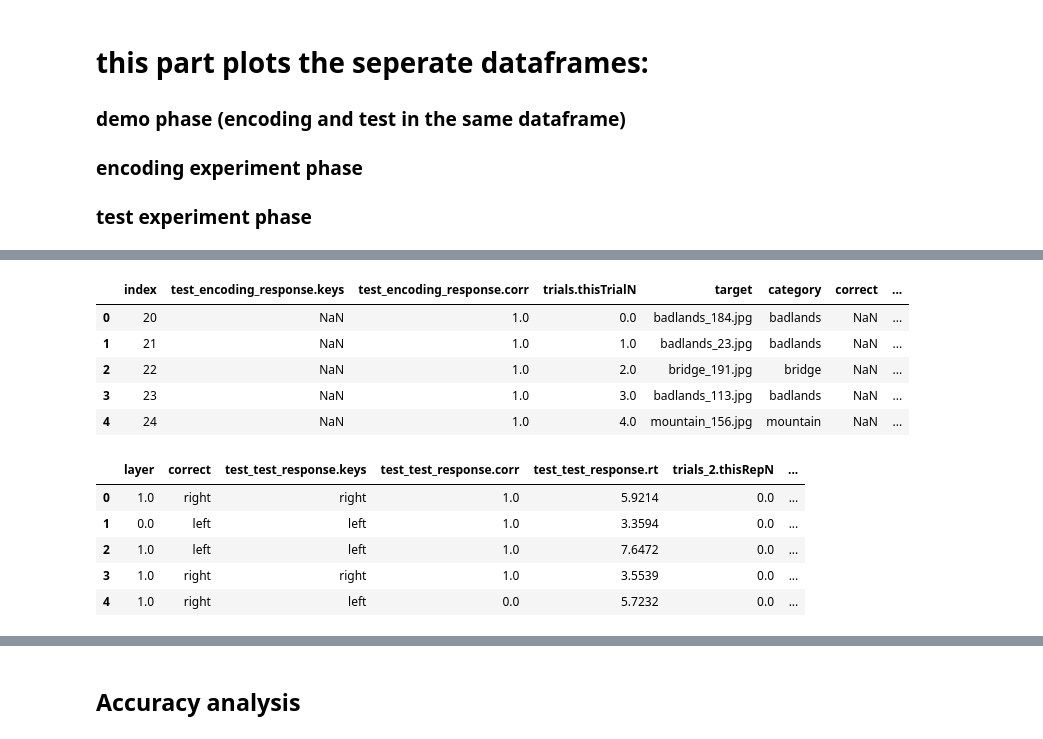
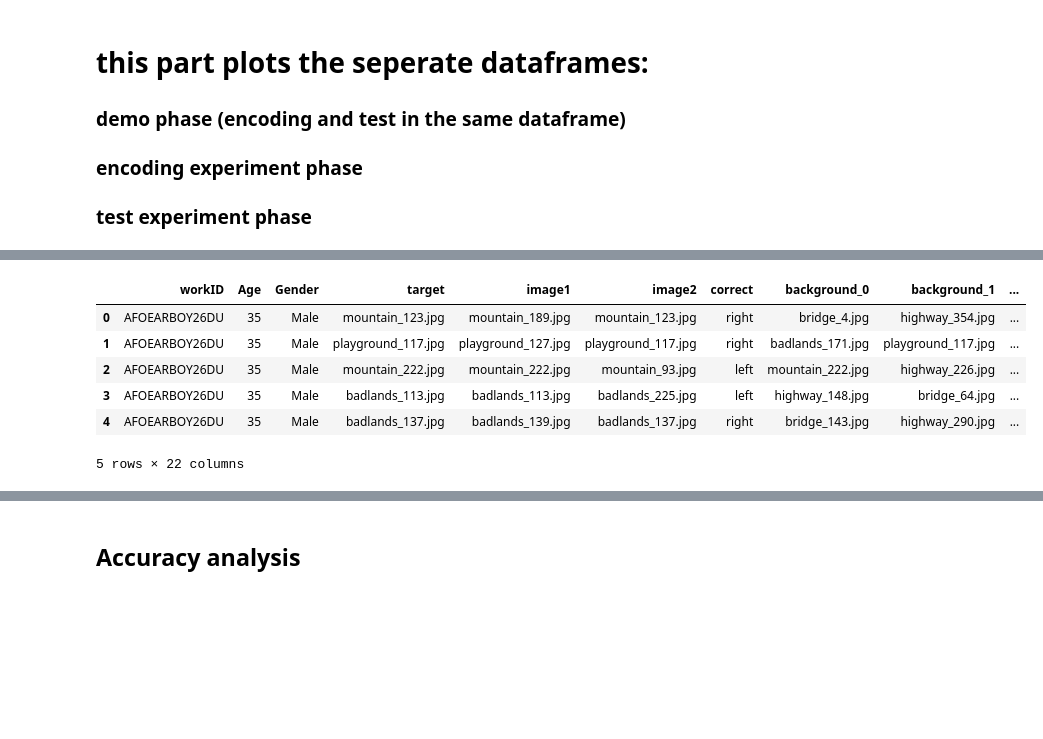
Before and after one commit to edenjenzohar/visual_memory_representation, a Jupyter notebook: functions/multicategory working memory/experiment analysis/parse_results_same_day_encoding_and_testing.ipynb, the cells around one changed output, grey strips where cells are left out. Drawn from its saved outputs; the diff is of its cells as text; code cells hidden in the pictures; blank space fills up the shorter version.

```diff
--- a/functions/multicategory working memory/experiment analysis/parse_results_same_day_encoding_and_testing.ipynb
+++ b/functions/multicategory working memory/experiment analysis/parse_results_same_day_encoding_and_testing.ipynb
@@ -13,9 +13,10 @@ gap_name='pilot_same_day' #dont change this as this parsing sciprt only handles
 
 project_name='multicategory_working_memory'
 experiment_name='experiment 1'
-batch_name='batch 1'
+batch_name='batch 2'
 qualification_method='loose'
 qualification_name_for_entire_experiment='UPDATE-completed working memory test'
+
 
 PATH_TO_BATCH=path.Path.cwd().parent.parent.parent / 'projects' / project_name / experiment_name / 'collected data' / gap_name / batch_name
 PATH_TO_BATCH_DATA = PATH_TO_BATCH / 'data'
@@ -221,8 +207,7 @@ def process_worker_results(PATH_TO_BATCH_DATA,subject_name):
     return subject_dictionary
 # %%
 all_subjects_demo_df=pd.DataFrame()
-all_subjects_encoding_df=pd.DataFrame()
-all_subjects_test_df=pd.DataFrame()
+all_subjects_rating_and_accuracy_df=pd.DataFrame()
 all_subjects_biographics_df=pd.DataFrame()
 
 for subject_name in valid_participants_files:
@@ -232,21 +217,17 @@ for subject_name in valid_participants_files:
     #extract just the worker id as the subject name
     subject_name=subject_name.split('_')[0]
     curr_demo_df['subject']=subject_name
-    curr_test_df=curr_subject_dictionary['test_df']
-    curr_test_df['subject']=subject_name
-    curr_encoding_df=curr_subject_dictionary['encoding_df']
-    curr_encoding_df['subject']=subject_name
+
+    curr_rating_and_accuracy_df=curr_subject_dictionary['rating_and_accuracy']
+    curr_rating_and_accuracy_df['subject']=subject_name
+
     curr_demographics_df=curr_subject_dictionary['demographics']
     curr_demographics_df['subject']=subject_name
 
     all_subjects_demo_df=pd.concat([all_subjects_demo_df,curr_demo_df],axis=0,ignore_index=True)
-    all_subjects_encoding_df=pd.concat([all_subjects_encoding_df,curr_encoding_df],axis=0,ignore_index=True)
-    all_subjects_test_df=pd.concat([all_subjects_test_df,curr_test_df],axis=0,ignore_index=True)
+    all_subjects_rating_and_accuracy_df=pd.concat([all_subjects_rating_and_accuracy_df,curr_rating_and_accuracy_df],axis=0,ignore_index=True)
     all_subjects_biographics_df=pd.concat([all_subjects_biographics_df,pd.DataFrame(curr_demographics_df).T],axis=0,ignore_index=True)
 
-
-
 all_subjects_demo_df.to_csv(PATH_TO_BATCH / 'all_subjects_demo_df.csv')
-all_subjects_encoding_df.to_csv(PATH_TO_BATCH / 'all_subjects_encoding_df.csv')
-all_subjects_test_df.to_csv(PATH_TO_BATCH / 'all_subjects_test_df.csv')
+all_subjects_rating_and_accuracy_df.to_csv(PATH_TO_BATCH / 'all_subjects_rating_and_accuracy_df.csv')
 all_subjects_biographics_df.to_csv(PATH_TO_BATCH / 'all_subjects_biographics_df.csv')
@@ -326,21 +268,13 @@ all_subjects_demo_df.head(5)
 # %%
-all_subjects_encoding_df.head(5)
+all_subjects_rating_and_accuracy_df.head(5)
 # %% [output]
-|  | index | test_encoding_response.keys | test_encoding_response.corr | trials.thisTrialN | target | category | correct | ... |
-| 0 | 20 | NaN | 1.0 | 0.0 | badlands_184.jpg | badlands | NaN | ... |
-| 1 | 21 | NaN | 1.0 | 1.0 | badlands_23.jpg | badlands | NaN | ... |
-| 2 | 22 | NaN | 1.0 | 2.0 | bridge_191.jpg | bridge | NaN | ... |
-| 3 | 23 | NaN | 1.0 | 3.0 | badlands_113.jpg | badlands | NaN | ... |
-| 4 | 24 | NaN | 1.0 | 4.0 | mountain_156.jpg | mountain | NaN | ... |
+|  | workID | Age | Gender | target | image1 | image2 | correct | background_0 | background_1 | ... |
+| 0 | AFOEARBOY26DU | 35 | Male | mountain_123.jpg | mountain_189.jpg | mountain_123.jpg | right | bridge_4.jpg | highway_354.jpg | ... |
+| 1 | AFOEARBOY26DU | 35 | Male | playground_117.jpg | playground_127.jpg | playground_117.jpg | right | badlands_171.jpg | playground_117.jpg | ... |
+| 2 | AFOEARBOY26DU | 35 | Male | mountain_222.jpg | mountain_222.jpg | mountain_93.jpg | left | mountain_222.jpg | highway_226.jpg | ... |
+| 3 | AFOEARBOY26DU | 35 | Male | badlands_113.jpg | badlands_113.jpg | badlands_225.jpg | left | highway_148.jpg | bridge_64.jpg | ... |
+| 4 | AFOEARBOY26DU | 35 | Male | badlands_137.jpg | badlands_139.jpg | badlands_137.jpg | right | bridge_143.jpg | highway_290.jpg | ... |
+5 rows × 22 columns
-# %%
-all_subjects_test_df.head(5)
-# %% [output]
-|  | layer | correct | test_test_response.keys | test_test_response.corr | test_test_response.rt | trials_2.thisRepN | ... |
-| 0 | 1.0 | right | right | 1.0 | 5.9214 | 0.0 | ... |
-| 1 | 0.0 | left | left | 1.0 | 3.3594 | 0.0 | ... |
-| 2 | 1.0 | left | left | 1.0 | 7.6472 | 0.0 | ... |
-| 3 | 1.0 | right | right | 1.0 | 3.5539 | 0.0 | ... |
-| 4 | 1.0 | right | left | 0.0 | 5.7232 | 0.0 | ... |
 # %%
 #this section extract information from the demo phase: it creates a df (all_subjects_summary_demo_info) containingsingle row per participants with metrics from the demo phase (average accuracy, RTs and so on (this can be used to screen participatns for further analysis)):
 all_subjects_summary_demo_info=pd.DataFrame(index=list(all_subjects_demo_df['subject'].unique()))
```
Also changed, not shown: parts of 47 cells of this notebook.
